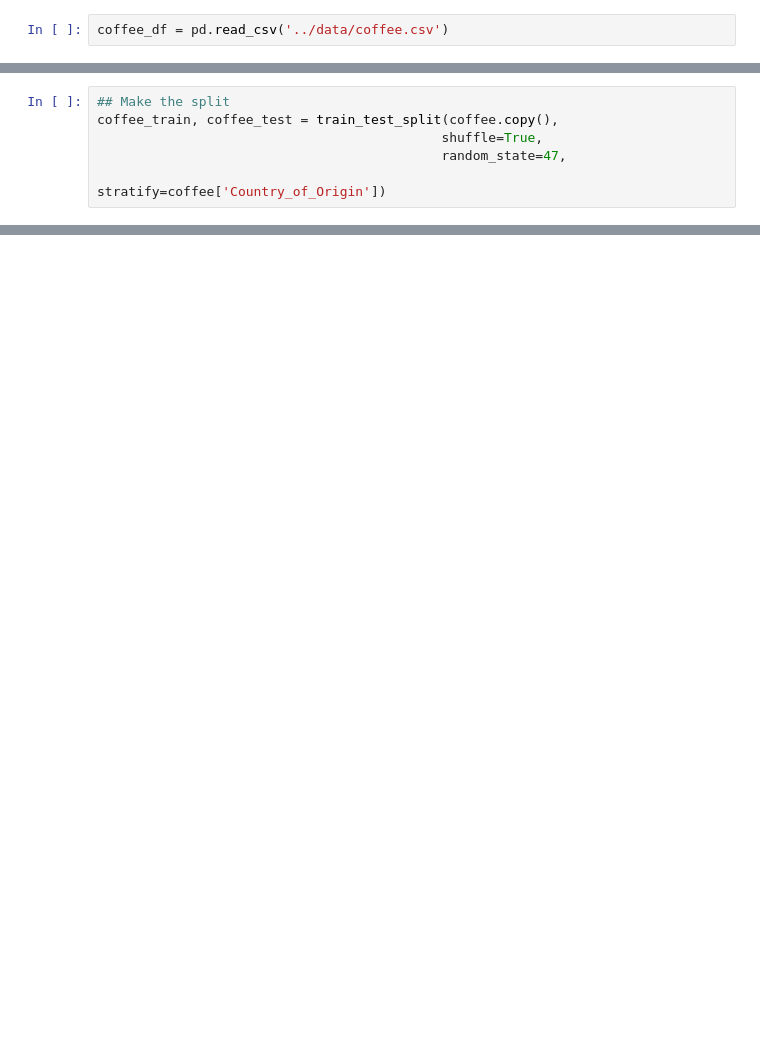
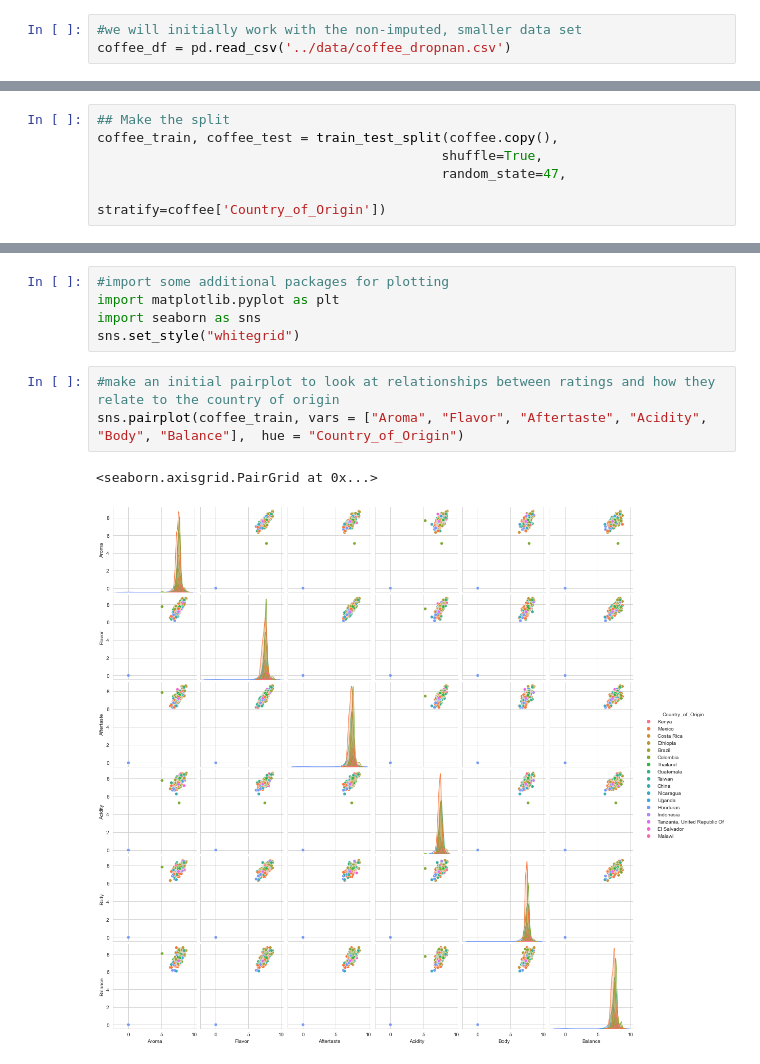
Before and after one commit to madisonc27/Team-Dragonfly, a Jupyter notebook: EDA/EDA.ipynb, the cells around one changed output, grey strips where cells are left out. Cells and saved outputs as stored; diff of their text form; blank space fills up the shorter version.

Commit message:
Performed very basic plotting

```diff
--- a/EDA/EDA.ipynb
+++ b/EDA/EDA.ipynb
@@ -6,7 +6,8 @@ Now we will create a train test split and perform some EDA
 import pandas as pd
 import numpy as np
 # %%
-coffee_df = pd.read_csv('../data/coffee.csv')
+#we will initially work with the non-imputed, smaller data set
+coffee_df = pd.read_csv('../data/coffee_dropnan.csv')
 # %%
 coffee = coffee_df.copy()
 # %%
@@ -74 +71,12 @@ Peru                             2
 Name: Country_of_Origin, dtype: int64
+# %%
+#import some additional packages for plotting
+import matplotlib.pyplot as plt
+import seaborn as sns
+sns.set_style("whitegrid")
+# %%
+#make an initial pairplot to look at relationships between ratings and how they relate to the country of origin
+sns.pairplot(coffee_train, vars = ["Aroma", "Flavor", "Aftertaste", "Acidity", "Body", "Balance"],  hue = "Country_of_Origin")
+# %% [output]
+<seaborn.axisgrid.PairGrid at 0x...>
+[figure, added]
```
Also changed, not shown: parts of 6 cells of this notebook.
